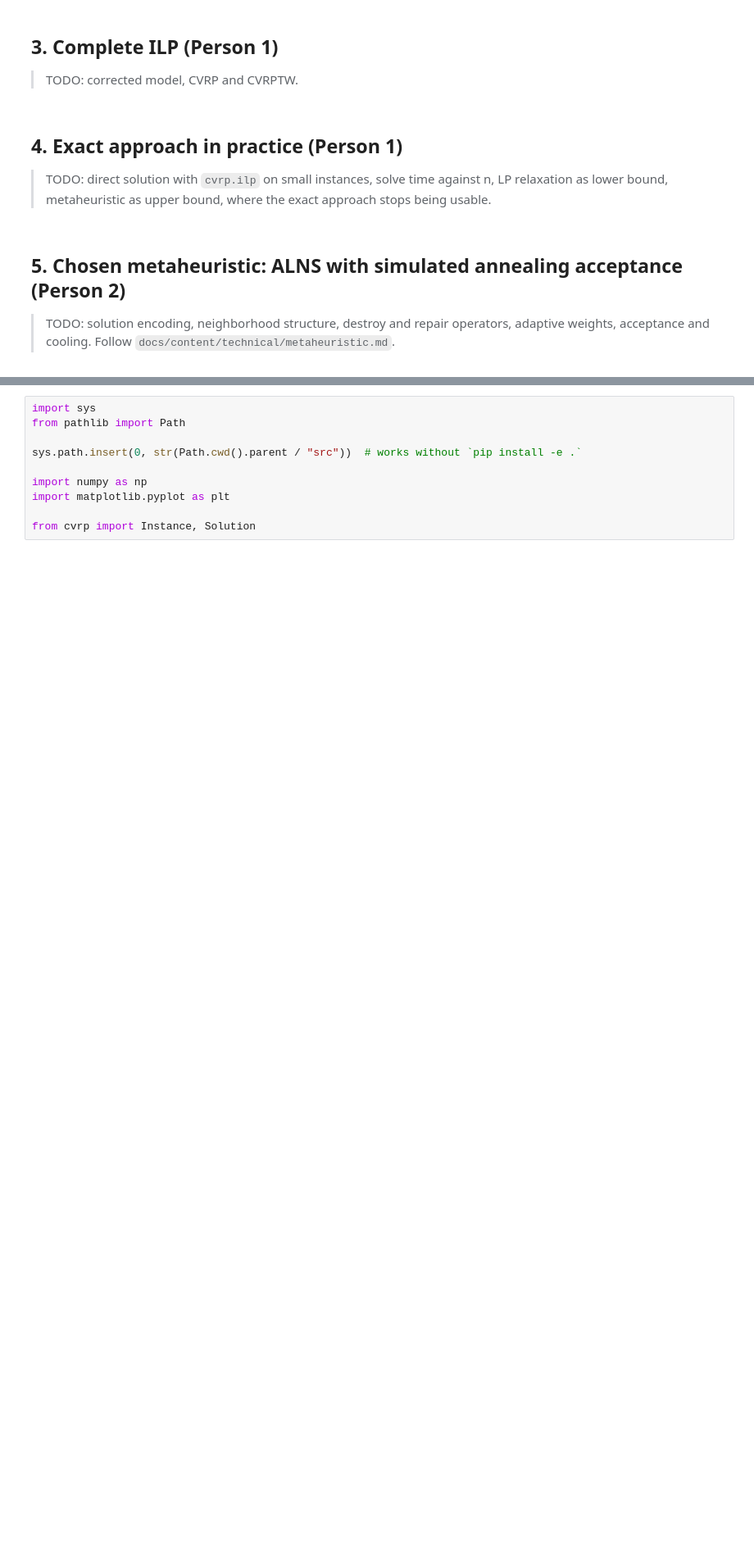
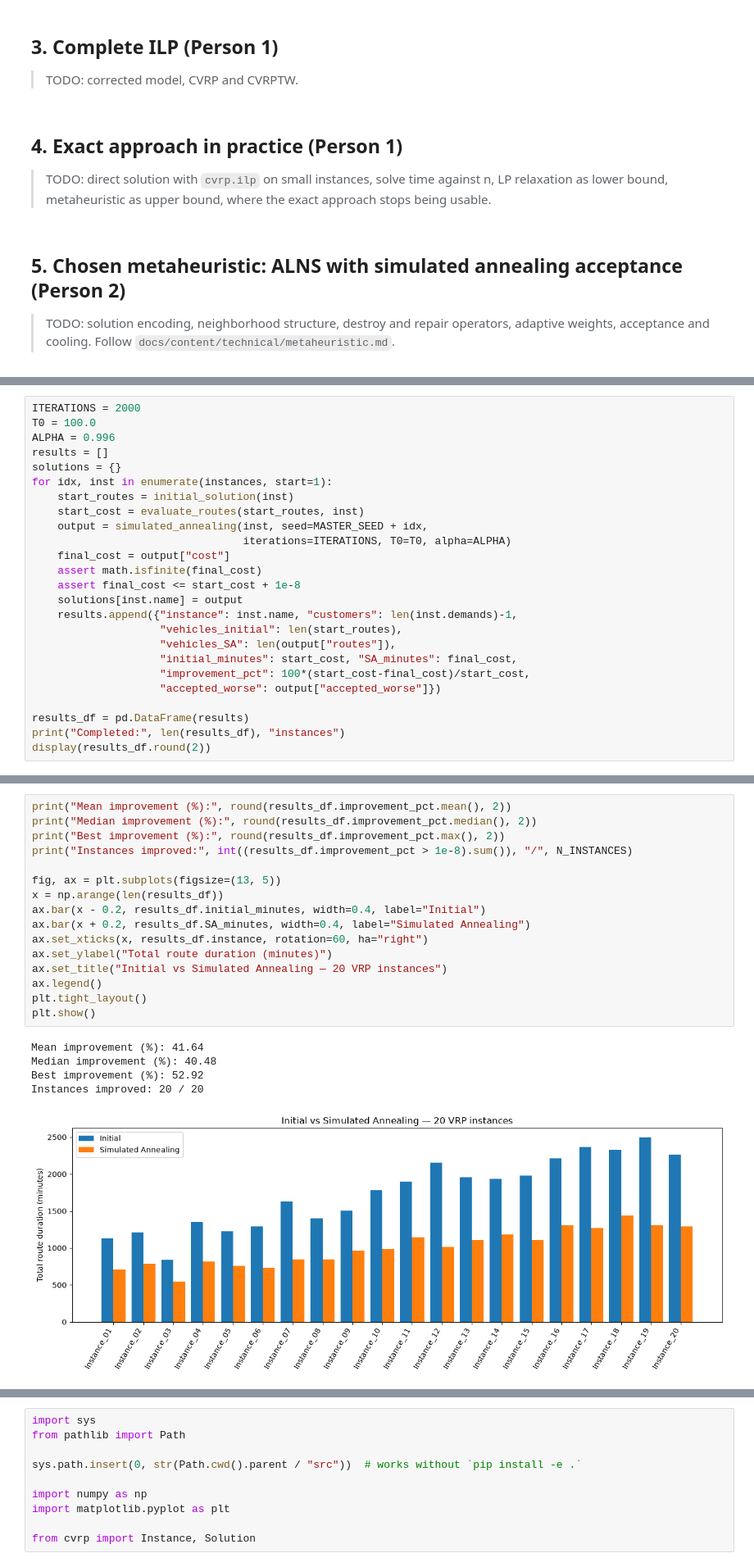
Before and after one commit to zzaved/cesi-cvrp-metaheuristics, a Jupyter notebook: notebooks/02_final_deliverable.ipynb, the cells around one changed output, grey strips where cells are left out. Shown at 82% size. Cells and saved outputs as stored; diff of their text form; blank space fills up the shorter version.

Commit message:
SA 20 instances
First version of SA for 20 instances

```diff
--- a/notebooks/02_final_deliverable.ipynb
+++ b/notebooks/02_final_deliverable.ipynb
@@ -30,0 +263,25 @@ synthetic instance; add VRPLIB instances once downloaded.
+# %%
+ITERATIONS = 2000
+T0 = 100.0
+ALPHA = 0.996
+results = []
+solutions = {}
+for idx, inst in enumerate(instances, start=1):
+    start_routes = initial_solution(inst)
+    start_cost = evaluate_routes(start_routes, inst)
+    output = simulated_annealing(inst, seed=MASTER_SEED + idx,
+                                 iterations=ITERATIONS, T0=T0, alpha=ALPHA)
+    final_cost = output["cost"]
+    assert math.isfinite(final_cost)
+    assert final_cost <= start_cost + 1e-8
+    solutions[inst.name] = output
+    results.append({"instance": inst.name, "customers": len(inst.demands)-1,
+                    "vehicles_initial": len(start_routes),
+                    "vehicles_SA": len(output["routes"]),
+                    "initial_minutes": start_cost, "SA_minutes": final_cost,
+                    "improvement_pct": 100*(start_cost-final_cost)/start_cost,
+                    "accepted_worse": output["accepted_worse"]})
+
+results_df = pd.DataFrame(results)
+print("Completed:", len(results_df), "instances")
+display(results_df.round(2))
@@ -30,0 +310,22 @@ synthetic instance; add VRPLIB instances once downloaded.
+# %%
+print("Mean improvement (%):", round(results_df.improvement_pct.mean(), 2))
+print("Median improvement (%):", round(results_df.improvement_pct.median(), 2))
+print("Best improvement (%):", round(results_df.improvement_pct.max(), 2))
+print("Instances improved:", int((results_df.improvement_pct > 1e-8).sum()), "/", N_INSTANCES)
+
+fig, ax = plt.subplots(figsize=(13, 5))
+x = np.arange(len(results_df))
+ax.bar(x - 0.2, results_df.initial_minutes, width=0.4, label="Initial")
+ax.bar(x + 0.2, results_df.SA_minutes, width=0.4, label="Simulated Annealing")
+ax.set_xticks(x, results_df.instance, rotation=60, ha="right")
+ax.set_ylabel("Total route duration (minutes)")
+ax.set_title("Initial vs Simulated Annealing — 20 VRP instances")
+ax.legend()
+plt.tight_layout()
+plt.show()
+# %% [output]
+Mean improvement (%): 41.64
+Median improvement (%): 40.48
+Best improvement (%): 52.92
+Instances improved: 20 / 20
+[figure, added]
```
Also changed, not shown: parts of 20 cells of this notebook.
